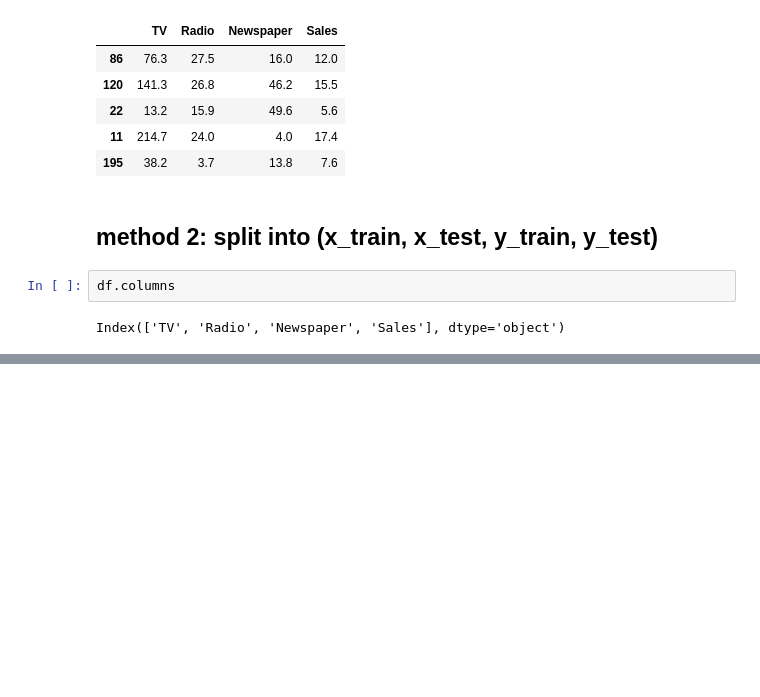
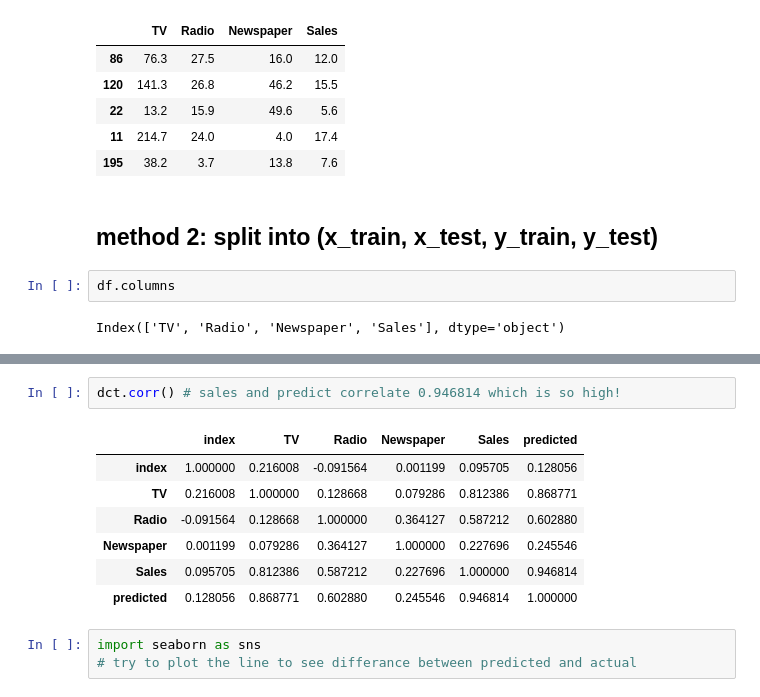
Before and after one commit to kritchaiT/sklearn_study, a Jupyter notebook: 4_sklearn_trainig_testing_split.ipynb, the cells around one changed output, grey strips where cells are left out. Drawn from its saved outputs; the diff is of its cells as text; blank space fills up the shorter version.

```diff
--- a/4_sklearn_trainig_testing_split.ipynb
+++ b/4_sklearn_trainig_testing_split.ipynb
@@ -61,0 +224,13 @@ Index(['TV', 'Radio', 'Newspaper', 'Sales'], dtype='object')
+# %%
+dct.corr() # sales and predict correlate 0.946814 which is so high!
+# %% [output]
+|  | index | TV | Radio | Newspaper | Sales | predicted |
+| index | 1.000000 | 0.216008 | -0.091564 | 0.001199 | 0.095705 | 0.128056 |
+| TV | 0.216008 | 1.000000 | 0.128668 | 0.079286 | 0.812386 | 0.868771 |
+| Radio | -0.091564 | 0.128668 | 1.000000 | 0.364127 | 0.587212 | 0.602880 |
+| Newspaper | 0.001199 | 0.079286 | 0.364127 | 1.000000 | 0.227696 | 0.245546 |
+| Sales | 0.095705 | 0.812386 | 0.587212 | 0.227696 | 1.000000 | 0.946814 |
+| predicted | 0.128056 | 0.868771 | 0.602880 | 0.245546 | 0.946814 | 1.000000 |
+# %%
+import seaborn as sns
+# try to plot the line to see differance between predicted and actual
```
Also changed, not shown: parts of 28 cells of this notebook, 1 other file.
